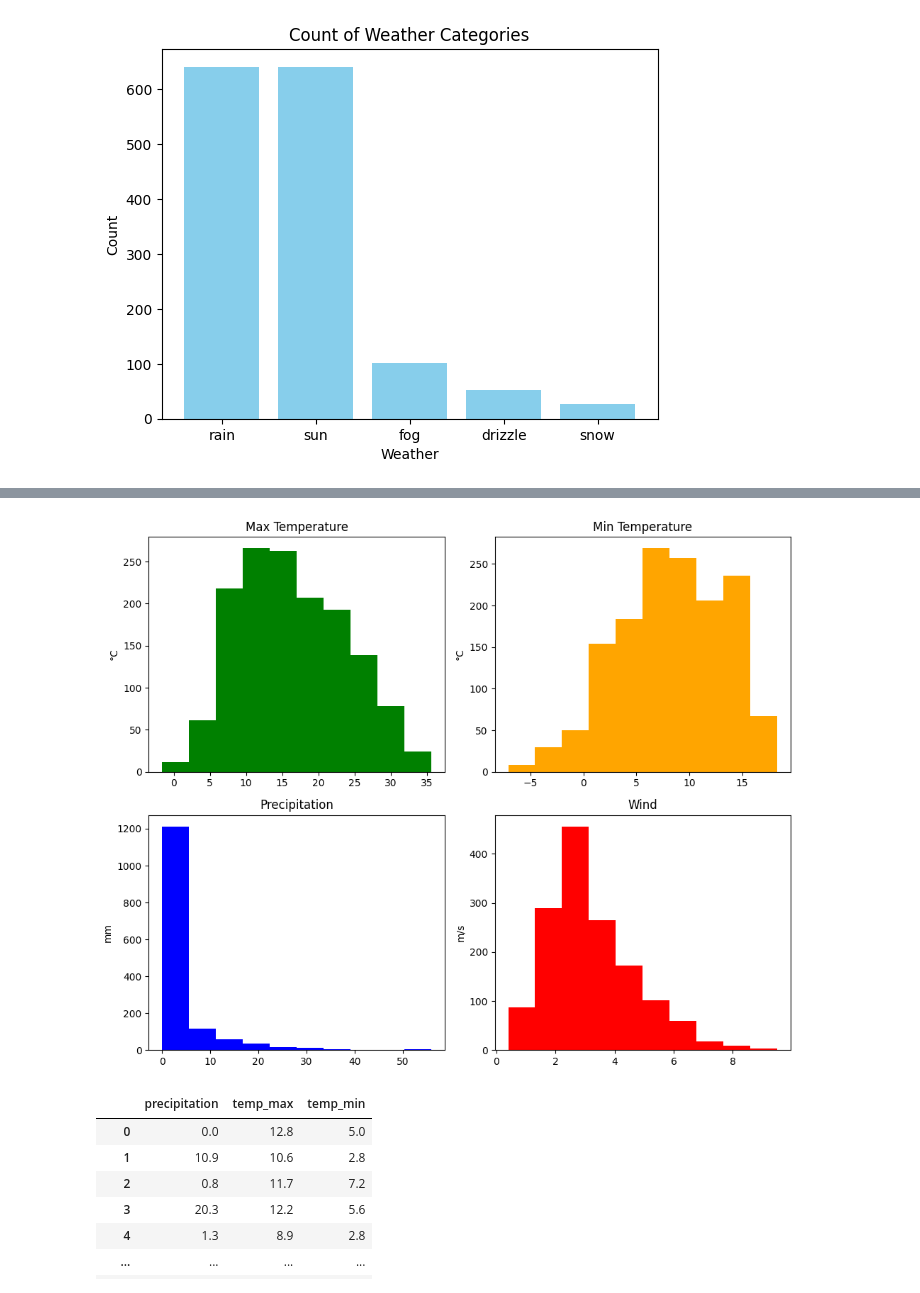
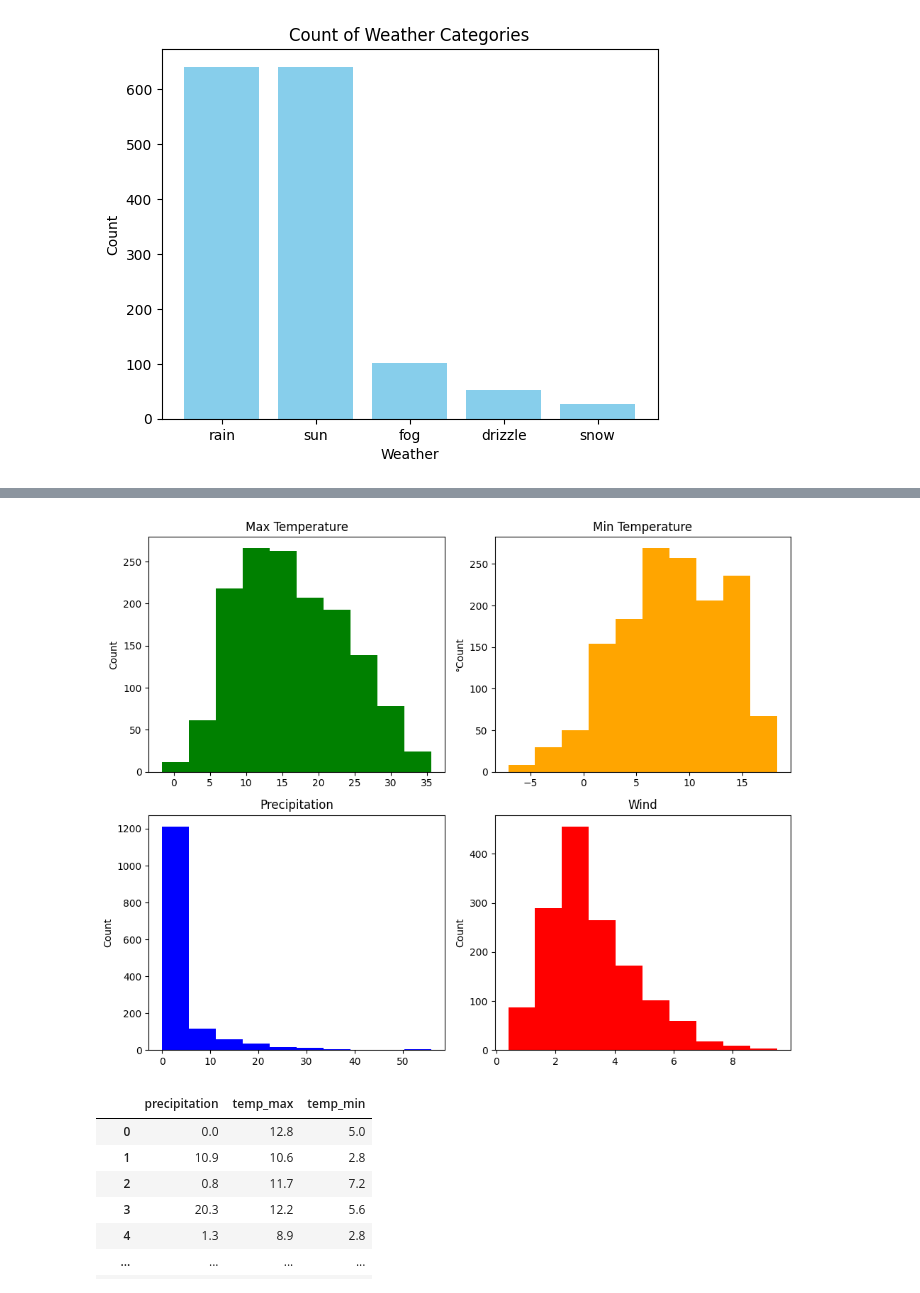
Before and after one commit to nhuyhoan004/Weather-prediction, a Jupyter notebook: Weather_Prediction.ipynb, the cells around one changed output, grey strips where cells are left out. Drawn from its saved outputs; the diff is of its cells as text; code cells hidden in the pictures.

```diff
--- a/Weather_Prediction.ipynb
+++ b/Weather_Prediction.ipynb
@@ -14,7 +13,7 @@ from sklearn import metrics
 from sklearn.metrics import classification_report
 # %%
 # Đọc dữ liệu
-df = pd.read_csv('seattle-weather.csv')
+df = pd.read_csv('./data/seattle-weather.csv')
 # %%
 df.head(10)
 # %% [output]
@@ -58,3 +80,12 @@ plt.title('Count of Weather Categories')
 # %% [output]
 Text(0.5, 1.0, 'Count of Weather Categories')
 [figure]
+# %%
+df['date'] = pd.to_datetime(df['date'])
+plt.figure(figsize=(10,6))
+plt.plot(df['date'], df['temp_max'])
+plt.title('Nhiệt độ cao nhất trong mỗi ngày trong 4 năm')
+plt.xlabel('Ngày')
+plt.ylabel('Nhiệt độ cao nhất')
+
+plt.show()
@@ -60,0 +94,9 @@ Text(0.5, 1.0, 'Count of Weather Categories')
+# %%
+df['date'] = pd.to_datetime(df['date'])
+plt.figure(figsize=(10,6))
+plt.bar(df['date'], df['precipitation'])
+plt.title('Luợng mưa trong mỗi ngày trong 4 năm')
+plt.xlabel('Ngày')
+plt.ylabel('Lương mưa')
+
+plt.show()
@@ -61,27 +105,27 @@ Text(0.5, 1.0, 'Count of Weather Categories')
 # %%
 # Tạo một figure và các axes
 fig, axs = plt.subplots(2, 2, figsize=(10, 8))
 
 # Vẽ histogram cho từng cột lên từng axes
 df["temp_max"].plot(kind="hist", ax=axs[0, 0], title="Max Temperature", color='green')
-axs[0, 0].set_ylabel("°C")
+axs[0, 0].set_ylabel("Count")
 
 df["temp_min"].plot(kind="hist", ax=axs[0, 1], title="Min Temperature", color='orange')
-axs[0, 1].set_ylabel("°C")
+axs[0, 1].set_ylabel("°Count")
 
 df["precipitation"].plot(kind="hist", ax=axs[1, 0], title="Precipitation", color='blue')
-axs[1, 0].set_ylabel("mm")
+axs[1, 0].set_ylabel("Count")
 
 df["wind"].plot(kind="hist", ax=axs[1, 1], title="Wind", color='red')
-axs[1, 1].set_ylabel("m/s")
+axs[1, 1].set_ylabel("Count")
 
 # Điều chỉnh khoảng cách giữa các biểu đồ
 plt.tight_layout()
 
 # Hiển thị biểu đồ
 plt.show()
 # %% [output]
-[figure, old version]
+[figure, new version]
 # %%
 df.iloc[:,1:4]
 # %% [output]
```
Also changed, not shown: parts of 19 cells of this notebook, 1 other file.
